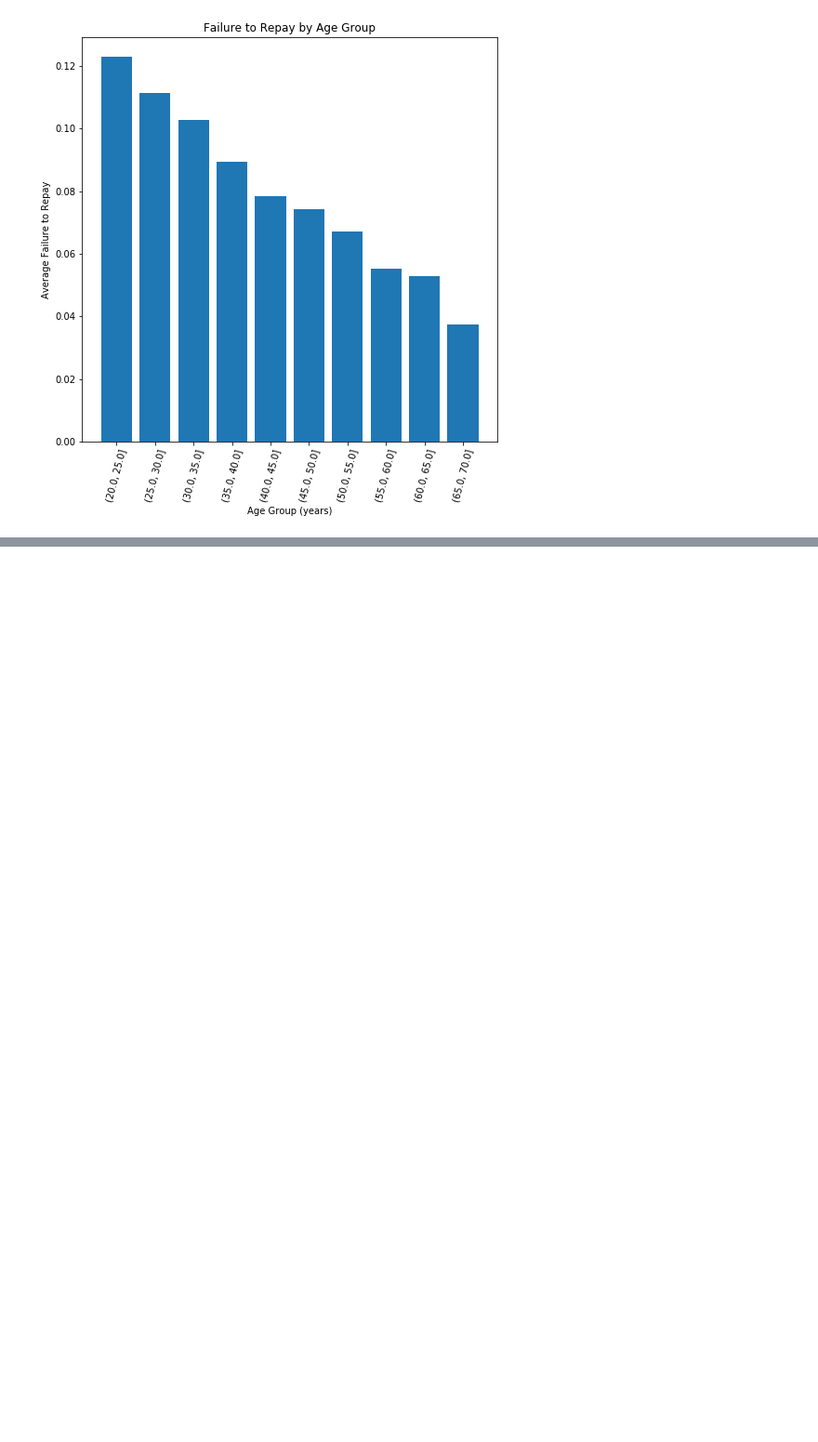
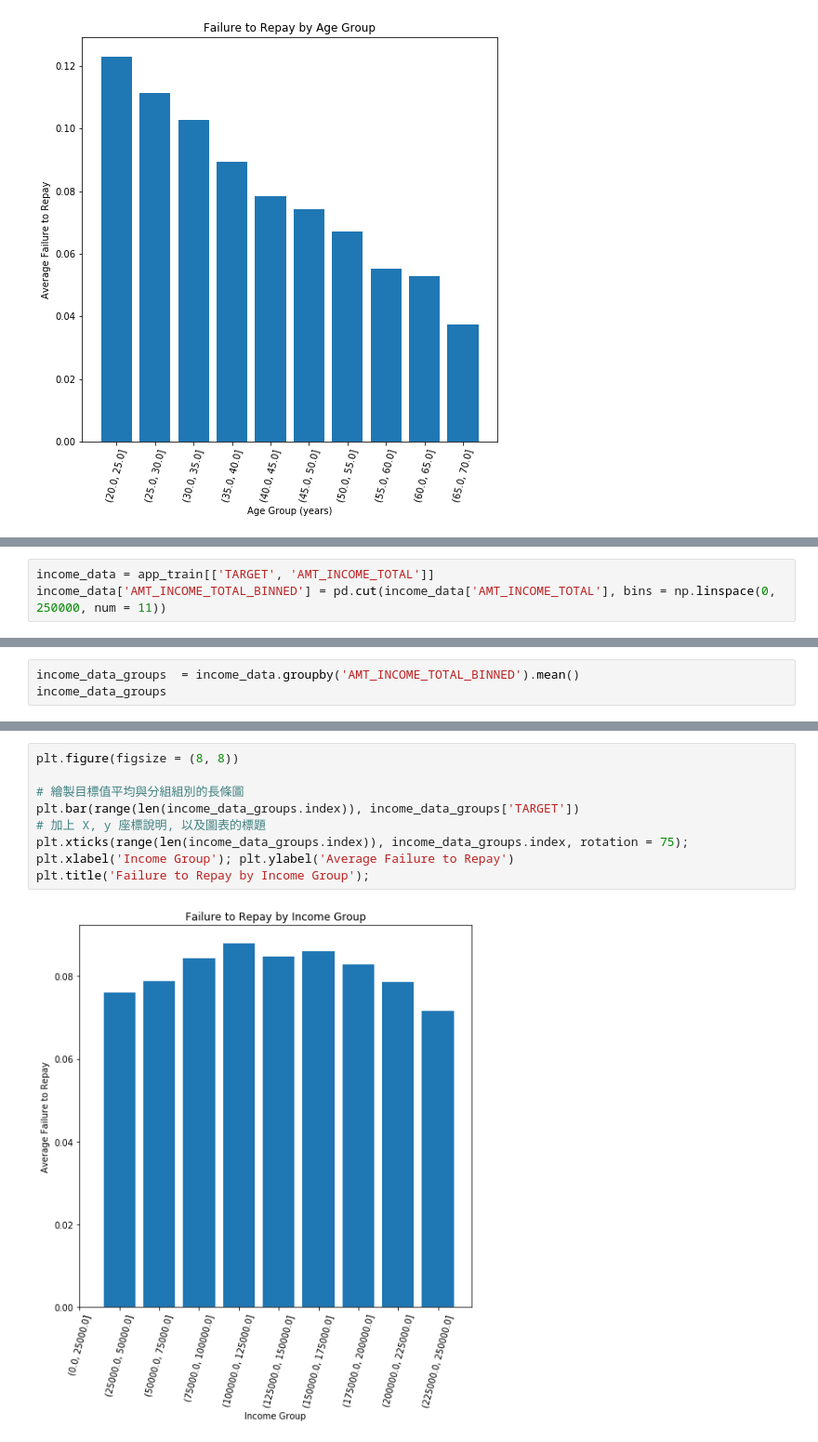
Before and after one commit to arthung/DL-CVMarathon, a Jupyter notebook: Day_018_HW.ipynb, the cells around one changed output, grey strips where cells are left out. Shown: that part at 93% size. Saved outputs shown, nothing was run; the diff lists cells and outputs as text; blank space fills up the shorter version.

```diff
--- a/Day_018_HW.ipynb
+++ b/Day_018_HW.ipynb
@@ -123,0 +136,3 @@ plt.title('Failure to Repay by Age Group');
+# %%
+income_data = app_train[['TARGET', 'AMT_INCOME_TOTAL']]
+income_data['AMT_INCOME_TOTAL_BINNED'] = pd.cut(income_data['AMT_INCOME_TOTAL'], bins = np.linspace(0, 250000, num = 11))
@@ -123,0 +144,3 @@ plt.title('Failure to Repay by Age Group');
+# %%
+income_data_groups  = income_data.groupby('AMT_INCOME_TOTAL_BINNED').mean()
+income_data_groups
@@ -123,0 +174,10 @@ plt.title('Failure to Repay by Age Group');
+# %%
+plt.figure(figsize = (8, 8))
+
+# 繪製目標值平均與分組組別的長條圖
+plt.bar(range(len(income_data_groups.index)), income_data_groups['TARGET'])
+# 加上 X, y 座標說明, 以及圖表的標題
+plt.xticks(range(len(income_data_groups.index)), income_data_groups.index, rotation = 75); plt.xlabel('Income Group'); plt.ylabel('Average Failure to Repay')
+plt.title('Failure to Repay by Income Group');
+# %% [output]
+[figure, added]
```
Also changed, not shown: parts of 4 cells of this notebook.
